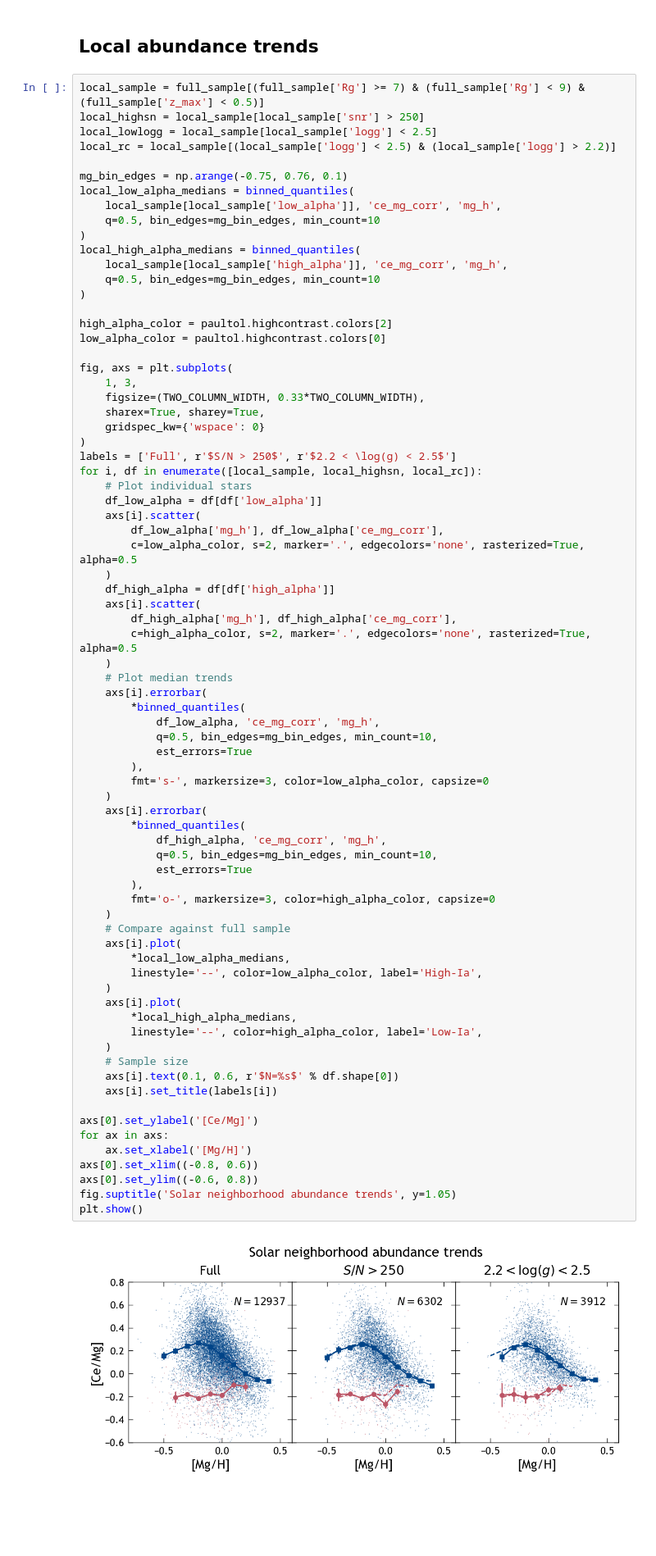
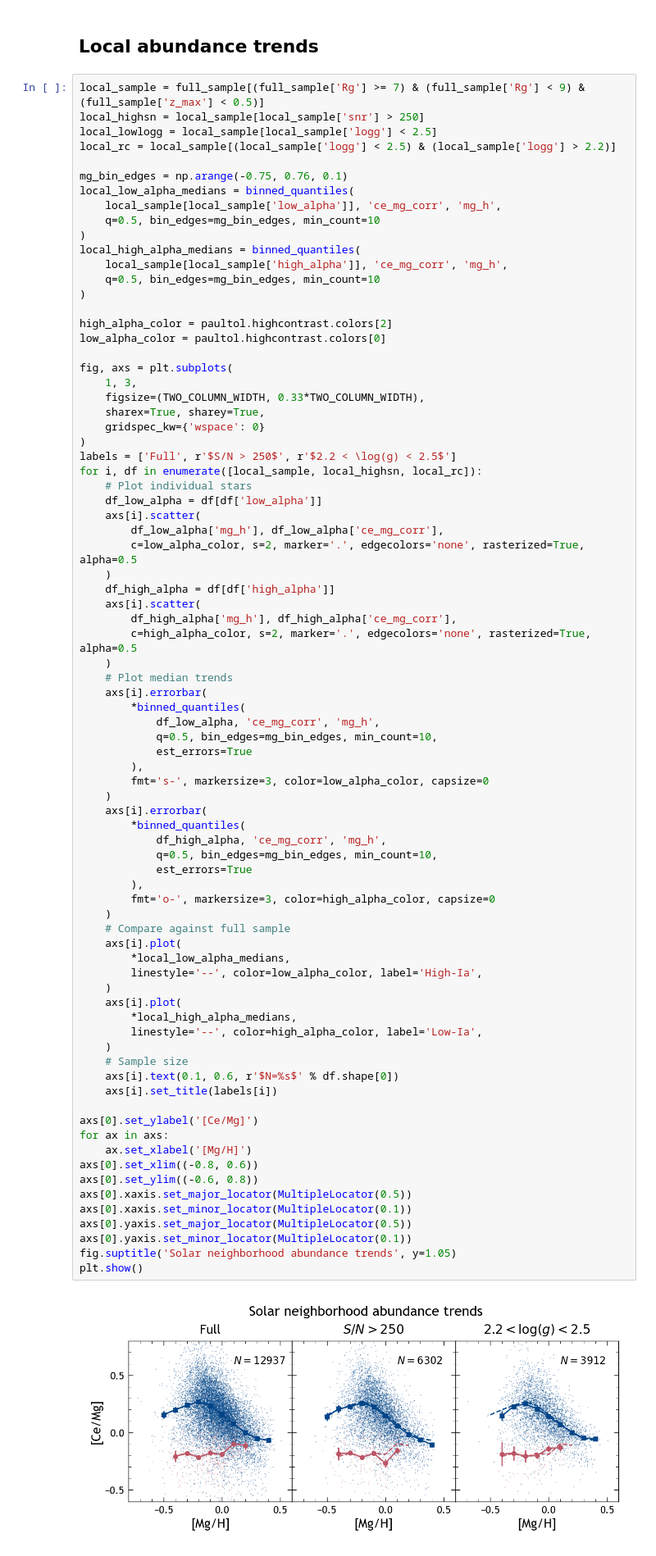
Before and after one commit to lodubay/chemical-clocks, a Jupyter notebook: src/scripts/sensitivity_tests.ipynb, the cells around one changed output. Shown at 82% size. Cells and saved outputs as stored; diff of their text form; blank space fills up the shorter version.

```diff
--- a/src/scripts/sensitivity_tests.ipynb
+++ b/src/scripts/sensitivity_tests.ipynb
@@ -81,34 +82,38 @@ for i, df in enumerate([local_sample, local_highsn, local_rc]):
     )
     axs[i].errorbar(
         *binned_quantiles(
             df_high_alpha, 'ce_mg_corr', 'mg_h',
             q=0.5, bin_edges=mg_bin_edges, min_count=10,
             est_errors=True
         ),
         fmt='o-', markersize=3, color=high_alpha_color, capsize=0
     )
     # Compare against full sample
     axs[i].plot(
         *local_low_alpha_medians,
         linestyle='--', color=low_alpha_color, label='High-Ia',
     )
     axs[i].plot(
         *local_high_alpha_medians,
         linestyle='--', color=high_alpha_color, label='Low-Ia',
     )
     # Sample size
     axs[i].text(0.1, 0.6, r'$N=%s$' % df.shape[0])
     axs[i].set_title(labels[i])
 
 axs[0].set_ylabel('[Ce/Mg]')
 for ax in axs:
     ax.set_xlabel('[Mg/H]')
 axs[0].set_xlim((-0.8, 0.6))
 axs[0].set_ylim((-0.6, 0.8))
+axs[0].xaxis.set_major_locator(MultipleLocator(0.5))
+axs[0].xaxis.set_minor_locator(MultipleLocator(0.1))
+axs[0].yaxis.set_major_locator(MultipleLocator(0.5))
+axs[0].yaxis.set_minor_locator(MultipleLocator(0.1))
 fig.suptitle('Solar neighborhood abundance trends', y=1.05)
 plt.show()
 # %% [output]
-[figure, old version]
+[figure, new version]
 # %% [markdown]
 ## Inner galaxy abundance trends
 # %%
```
Also changed, not shown: parts of 4 cells of this notebook.
